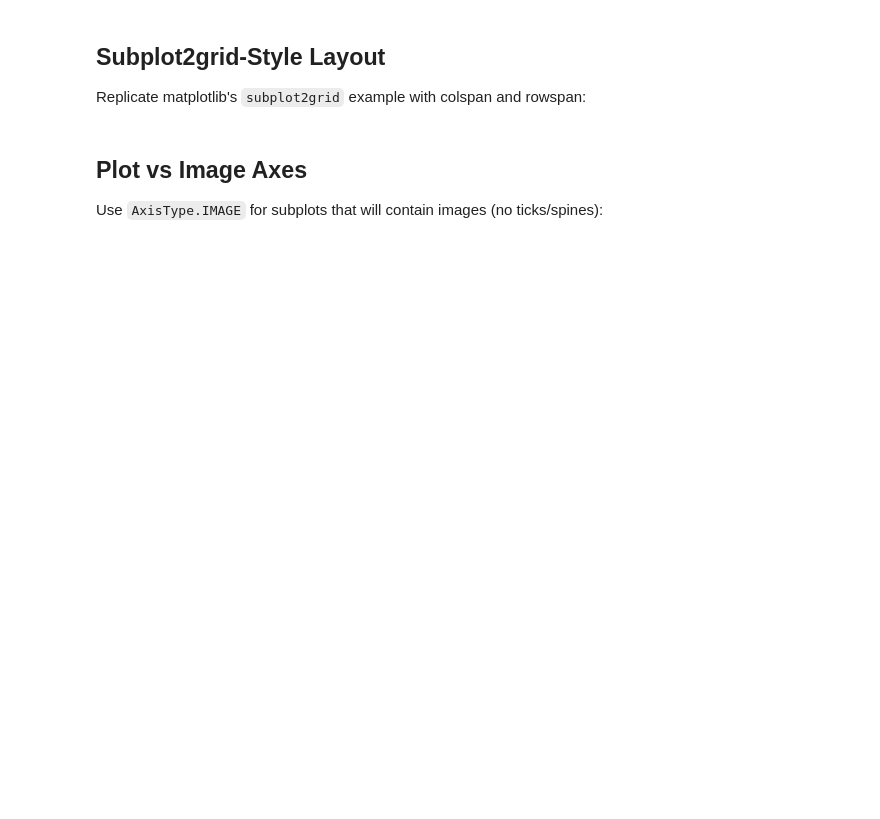
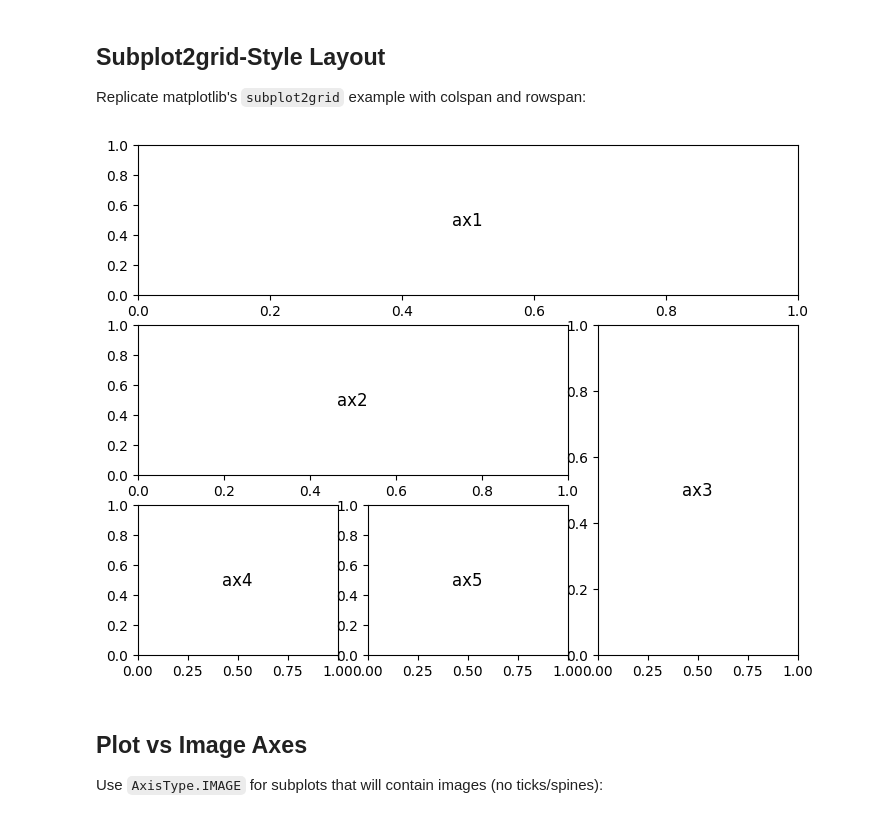
Before and after one commit to YesselmanLab/rna_map_plotting, a Jupyter notebook: examples/05_grid_layout.ipynb, the cells around one changed output. Drawn from its saved outputs; the diff is of its cells as text; code cells hidden in the pictures; blank space fills up the shorter version.

```diff
--- a/examples/05_grid_layout.ipynb
+++ b/examples/05_grid_layout.ipynb
@@ -65,35 +71,37 @@ Replicate matplotlib's `subplot2grid` example with colspan and rowspan:
 # %%
 # This replicates:
 # ax1 = plt.subplot2grid((3, 3), (0, 0), colspan=3)
 # ax2 = plt.subplot2grid((3, 3), (1, 0), colspan=2)
 # ax3 = plt.subplot2grid((3, 3), (1, 2), rowspan=2)
 # ax4 = plt.subplot2grid((3, 3), (2, 0))
 # ax5 = plt.subplot2grid((3, 3), (2, 1))
 
 spec = GridSpec.uniform(
     rows=3, cols=3,
     cell_width=2.0, cell_height=1.5,
     hgap=0.3, vgap=0.3,
     margins={"left": 0.5, "right": 0.1, "top": 0.1, "bottom": 0.4}
 )
 
 layout = (
     GridLayout(spec)
-    .add_cell(0, 0, colspan=3, name="ax1")  # Top row spans all 3 columns
-    .add_cell(1, 0, colspan=2, name="ax2")  # Middle-left spans 2 columns
-    .add_cell(1, 2, rowspan=2, name="ax3")  # Right side spans 2 rows
-    .add_cell(2, 0, name="ax4")             # Bottom-left
-    .add_cell(2, 1, name="ax5")             # Bottom-middle
+    .add_cell(0, 0, colspan=3)  # Top row spans all 3 columns
+    .add_cell(1, 0, colspan=2)  # Middle-left spans 2 columns
+    .add_cell(1, 2, rowspan=2)  # Right side spans 2 rows
+    .add_cell(2, 0)             # Bottom-left
+    .add_cell(2, 1)             # Bottom-middle
 )
 
 fig, axes = create_figure_with_grid(layout)
 ax1, ax2, ax3, ax4, ax5 = axes
 
 # Label each subplot
 for i, ax in enumerate(axes):
     ax.text(0.5, 0.5, f"ax{i+1}", ha="center", va="center", fontsize=12)
     ax.set_xlim(0, 1)
     ax.set_ylim(0, 1)
+# %% [output]
+[figure, added]
 # %% [markdown]
 ## Plot vs Image Axes
 
```
Also changed, not shown: parts of 8 cells of this notebook, 3 other files.
